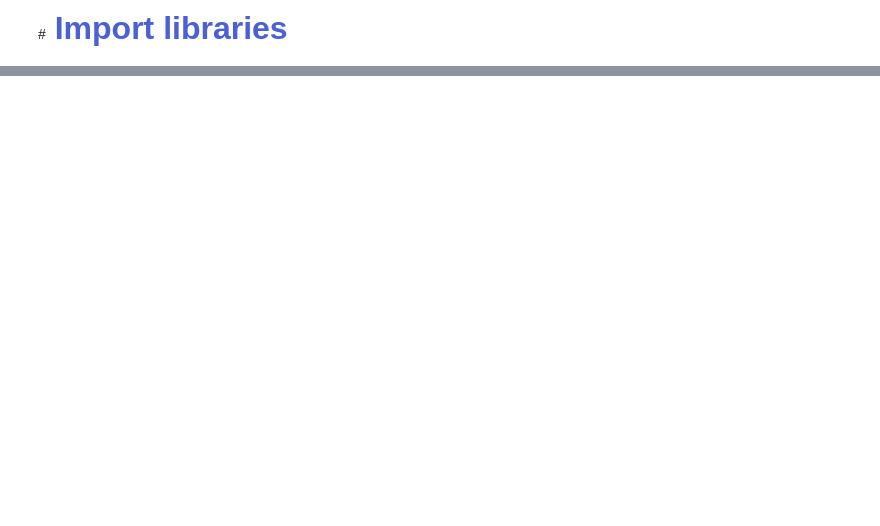
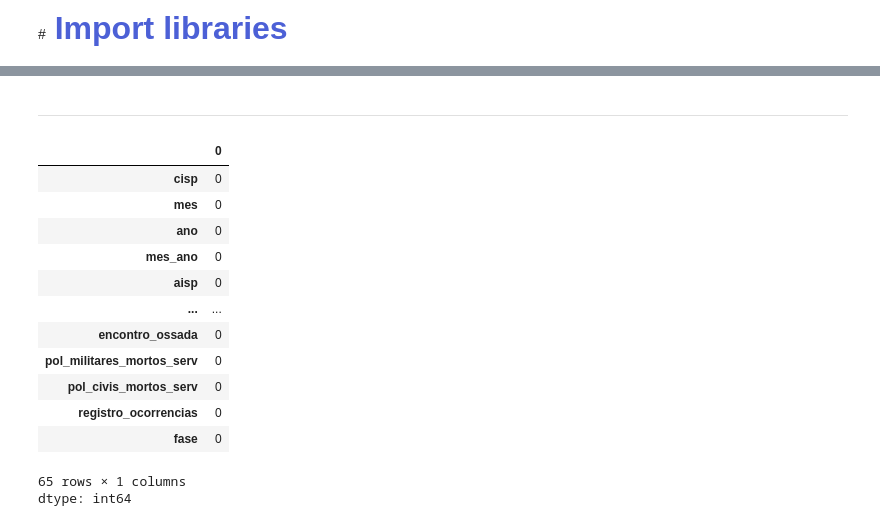
Before and after one commit to gabrielmprata/Info_seguranca_publica_rj, a Jupyter notebook: Info_seguranca_publica_rj.ipynb, the cells around one changed output, grey strips where cells are left out. Saved outputs shown, nothing was run; the diff lists cells and outputs as text; code cells hidden in the pictures; blank space fills up the shorter version.

```diff
--- a/Info_seguranca_publica_rj.ipynb
+++ b/Info_seguranca_publica_rj.ipynb
@@ -53,0 +133,22 @@ df_ocorrencias = pd.read_csv(url3, compression='bz2', encoding = "Latin 1", deli
+# %% [markdown]
+
+
+---
+# %%
+# Quantidade de NaN/Missing/Nulls no dataframe
+df_ocorrencias.isnull().sum()
+# %% [output]
+|  | 0 |
+| cisp | 0 |
+| mes | 0 |
+| ano | 0 |
+| mes_ano | 0 |
+| aisp | 0 |
+| ... | ... |
+| encontro_ossada | 0 |
+| pol_militares_mortos_serv | 0 |
+| pol_civis_mortos_serv | 0 |
+| registro_ocorrencias | 0 |
+| fase | 0 |
+65 rows × 1 columns
+dtype: int64
```
Also changed, not shown: parts of 16 cells of this notebook.
